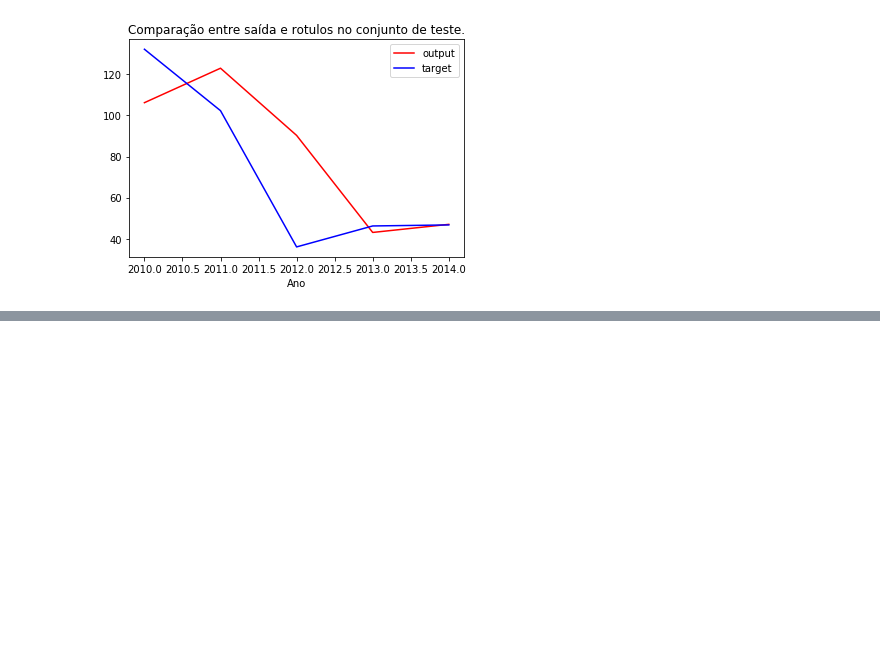
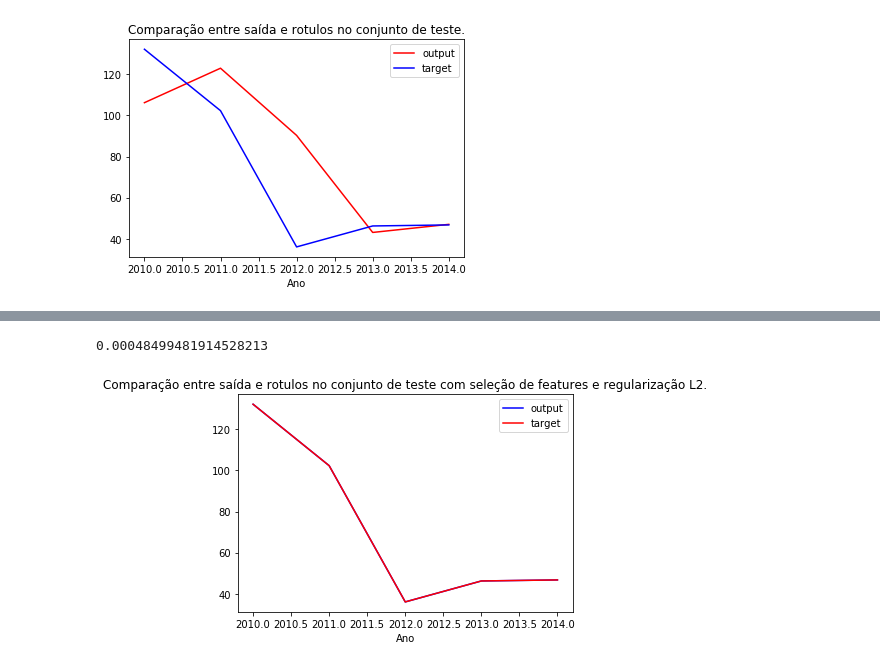
Before and after one commit to RafaelGoncalves8/machine-learning, a Jupyter notebook: deliver/EFC1 - Regressao Linear.ipynb, the cells around one changed output, grey strips where cells are left out. Saved outputs shown, nothing was run; the diff lists cells and outputs as text; code cells hidden in the pictures; blank space fills up the shorter version.

```diff
--- a/deliver/EFC1 - Regressao Linear.ipynb
+++ b/deliver/EFC1 - Regressao Linear.ipynb
@@ -159,0 +214,21 @@ plt.show()
+# %%
+l = 3.58E-6
+Xprime = X_test_bias
+target = y_test
+w = np.dot(np.dot(np.linalg.inv(np.dot(Xprime.T, Xprime) + l*np.eye(Xprime.shape[1])), Xprime.T), target)
+# %%
+out_test = linreg(w, X_test_bias)
+# %%
+print(rmse(out_test, target))
+# %% [output]
+0.00048499481914528213
+# %%
+x_axis = [2010, 2011, 2012, 2013, 2014]
+plt.plot(x_axis, y_test, '-b')
+plt.plot(x_axis, out_test, '-r')
+plt.xlabel('Ano')
+plt.legend(('output', 'target'))
+plt.title('Comparação entre saída e rotulos no conjunto de teste com seleção de features e regularização L2.')
+plt.show()
+# %% [output]
+[figure, added]
```
Also changed, not shown: parts of 7 cells of this notebook.
